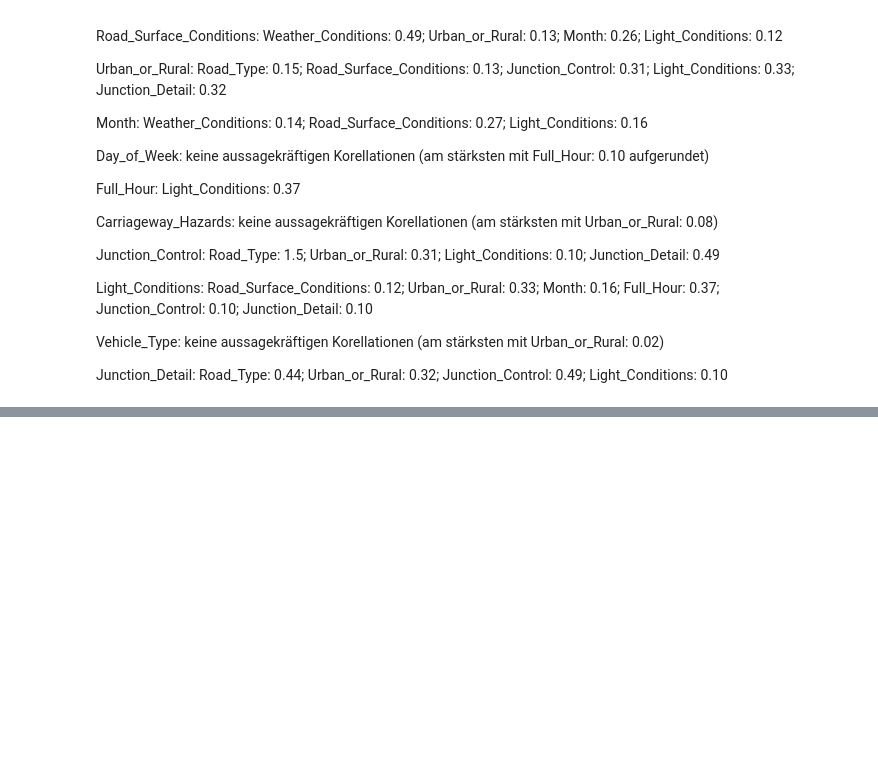
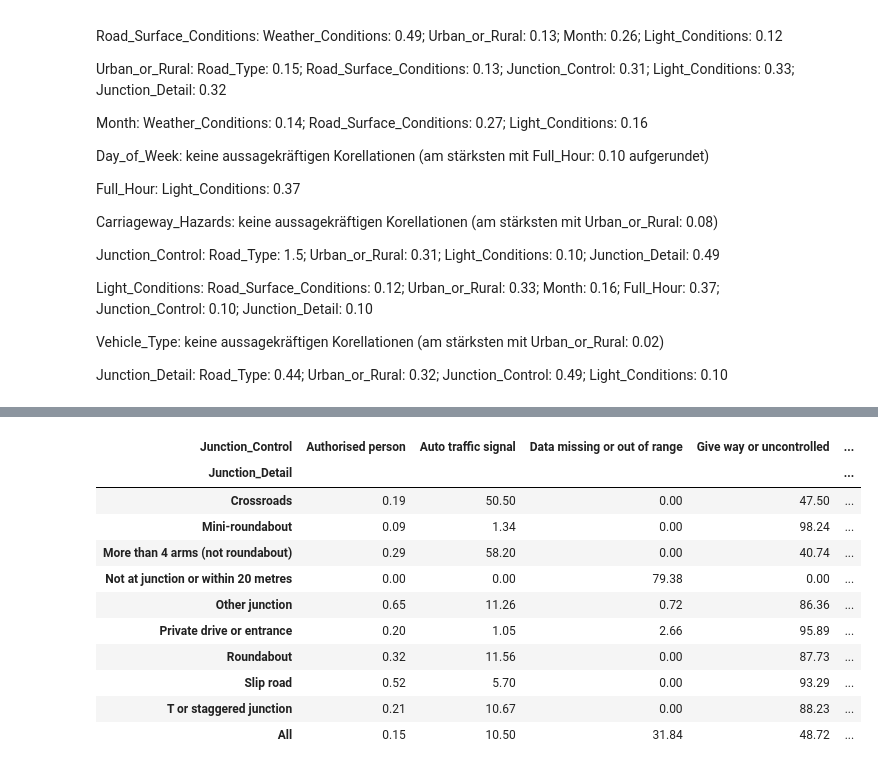
Before and after one commit to bentleman-byte/Credit-Card-Fraud-DSKI, a Jupyter notebook: Road_Accident.ipynb, the cells around one changed output, grey strips where cells are left out. Cells and saved outputs as stored; diff of their text form; code cells hidden in the pictures; blank space fills up the shorter version.

```diff
--- a/Road_Accident.ipynb
+++ b/Road_Accident.ipynb
@@ -427,0 +606,23 @@ Slight                                        0.050760
+# %%
+rel_verteilung = (pd.crosstab(
+    df['Junction_Detail'],
+    df['Junction_Control'],
+    normalize='index',
+    margins= True
+) * 100).round(2)
+
+
+display(rel_verteilung)
+# %% [output]
+| Junction_Control | Authorised person | Auto traffic signal | Data missing or out of range | Give way or uncontrolled | ... |
+| Junction_Detail |  |  |  |  | ... |
+| Crossroads | 0.19 | 50.50 | 0.00 | 47.50 | ... |
+| Mini-roundabout | 0.09 | 1.34 | 0.00 | 98.24 | ... |
+| More than 4 arms (not roundabout) | 0.29 | 58.20 | 0.00 | 40.74 | ... |
+| Not at junction or within 20 metres | 0.00 | 0.00 | 79.38 | 0.00 | ... |
+| Other junction | 0.65 | 11.26 | 0.72 | 86.36 | ... |
+| Private drive or entrance | 0.20 | 1.05 | 2.66 | 95.89 | ... |
+| Roundabout | 0.32 | 11.56 | 0.00 | 87.73 | ... |
+| Slip road | 0.52 | 5.70 | 0.00 | 93.29 | ... |
+| T or staggered junction | 0.21 | 10.67 | 0.00 | 88.23 | ... |
+| All | 0.15 | 10.50 | 31.84 | 48.72 | ... |
```
Also changed, not shown: parts of 17 cells of this notebook, 1 other file.
